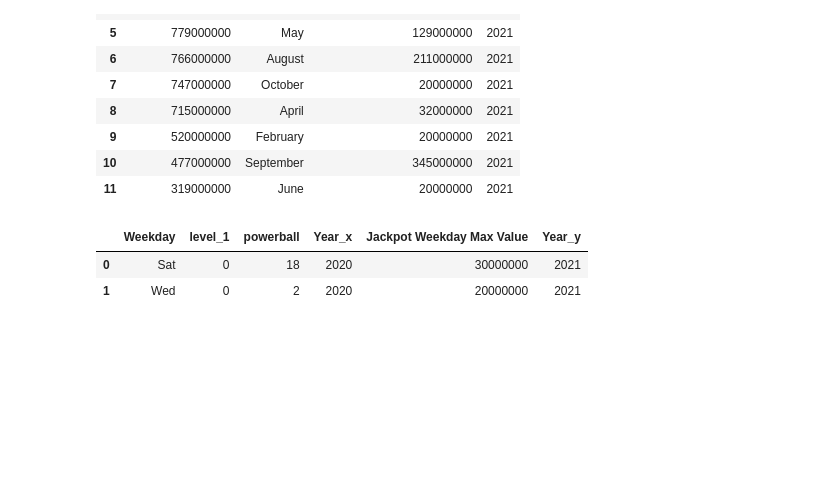
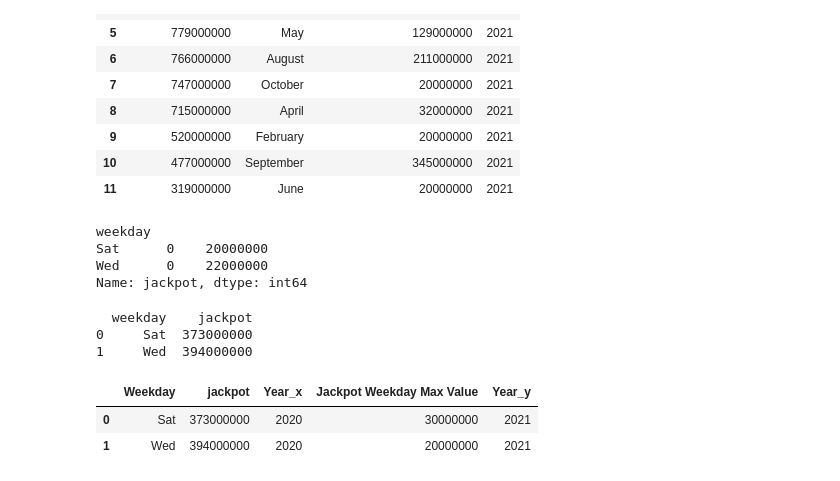
Before and after one commit to JLaydeJ/Project_1, a Jupyter notebook: 2021-2022 Washington State Lottery.ipynb, the cells around one changed output. Cells and saved outputs as stored; diff of their text form; code cells hidden in the pictures; blank space fills up the shorter version.

Commit message:
corrected 2020 dataframe for grouped question

```diff
--- a/2021-2022 Washington State Lottery.ipynb
+++ b/2021-2022 Washington State Lottery.ipynb
@@ -266,8 +266,14 @@ print(top_months_jackpot.head(5))
 # Generated a new dataframe that holds only the three columns 'date' + 'weekday' + 'jackpot'
 weekday_jackpot_2020 = wa_lottery_df_2020[['date', 'weekday', 'jackpot']]
 
+# Group project dataframe
+weekday_max_jackpot_2020 = wa_lottery_df_2020[['date', 'weekday', 'jackpot']]
+
+# Set up a new dataframe that will be used for the 2020-2022 graphs
+weekday_max_jackpot_2020 = weekday_max_jackpot_2020.groupby('weekday')['jackpot'].apply(lambda x: x.max())
+
 # find the highest jackpot
 greatest_jackpot_2020 = weekday_jackpot_2020.loc[weekday_jackpot_2020['jackpot'].idxmax()]
-print(greatest_jackpot_2020)
+
 print(f"{greatest_jackpot_2020.date} had the greatest jackpot for 2020 with {greatest_jackpot_2020.jackpot} dollars.")
 # %% [output]
@@ -574,21 +576,32 @@ merged_2020_2021_months_jackpot
 | 9 | 520000000 | February | 20000000 | 2021 |
 | 10 | 477000000 | September | 345000000 | 2021 |
 | 11 | 319000000 | June | 20000000 | 2021 |
+# %%
+weekday_max_jackpot_2020
+# %% [output]
+weekday
+Sat      0    20000000
+Wed      0    22000000
+Name: jackpot, dtype: int64
 # %%
 # setting up 2020 dataframe to easily be merged to 2021
-fixed_powerball_grouped_2020 = powerball_grouped_2020.reset_index()
+fixed_powerball_grouped_2020 = weekday_max_jackpot_2020.reset_index()
+
 fixed_powerball_grouped_2020 = fixed_powerball_grouped_2020.rename(columns = {'weekday' : 'Weekday'})
 
 # added column to 2020 and 2021 so data will have a unique identifier
 fixed_powerball_grouped_2020["Year"] = 2020
 weekday_jackpot_max_df["Year"] = 2021
 
 # merge dataframes for years 2020, 2021, 2022.
 merged_2020_2021_months_jackpot = pd.merge(fixed_powerball_grouped_2020, weekday_jackpot_max_df, on = 'Weekday')
 
 
 merged_2020_2021_months_jackpot
 # %% [output]
+  weekday    jackpot
+0     Sat  373000000
+1     Wed  394000000
-|  | Weekday | level_1 | powerball | Year_x | Jackpot Weekday Max Value | Year_y |
-| 0 | Sat | 0 | 18 | 2020 | 30000000 | 2021 |
-| 1 | Wed | 0 | 2 | 2020 | 20000000 | 2021 |
+|  | Weekday | jackpot | Year_x | Jackpot Weekday Max Value | Year_y |
+| 0 | Sat | 373000000 | 2020 | 30000000 | 2021 |
+| 1 | Wed | 394000000 | 2020 | 20000000 | 2021 |
```
Also changed, not shown: parts of 1 cell of this notebook.
